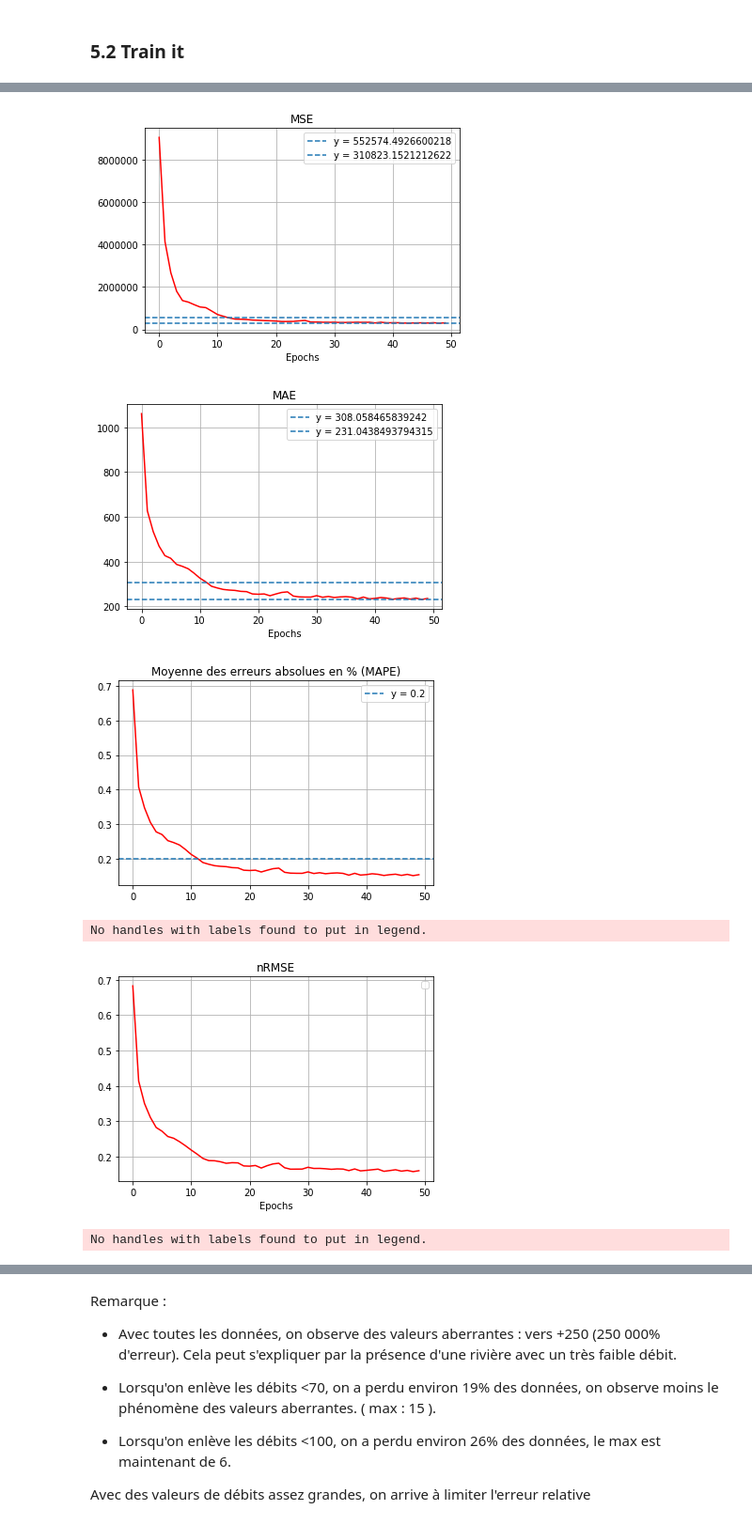
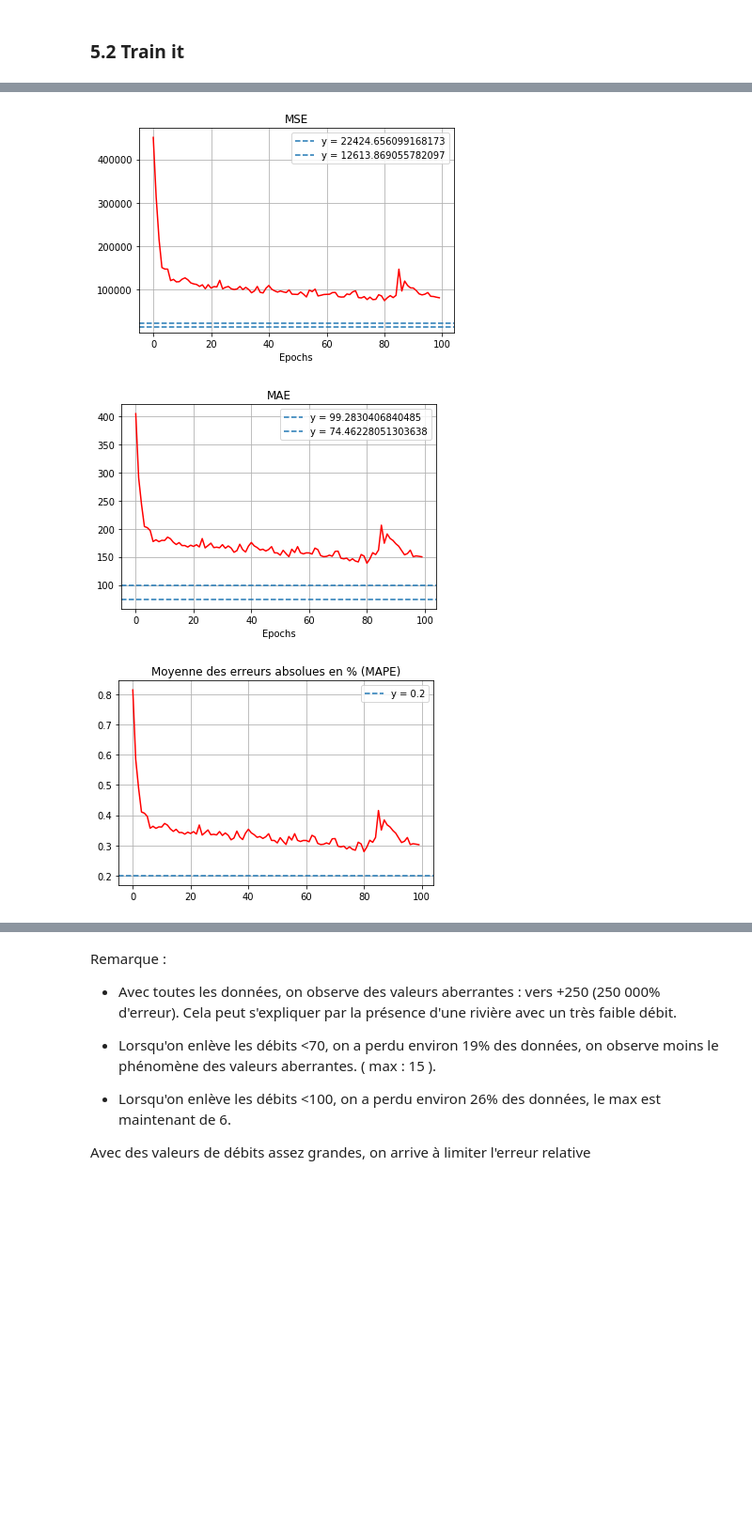
Before and after one commit to scastets/Projet4MA_Hydrologie, a Jupyter notebook: Notebooks/Apprentissage_ANN_HydroSwotV3.ipynb, the cells around one changed output, grey strips where cells are left out. Shown at 94% size. Drawn from its saved outputs; the diff is of its cells as text; code cells hidden in the pictures; blank space fills up the shorter version.

```diff
--- a/Notebooks/Apprentissage_ANN_HydroSwotV3.ipynb
+++ b/Notebooks/Apprentissage_ANN_HydroSwotV3.ipynb
@@ -60,5 +36,6 @@ Missing Data :  0 Shape is :  (16603, 41)
 ### 3.1 Suppresion des débits <100
 # %%
 data_river = data_river.loc[data_river['Q']>100]
-data_river.head()
+data_river.reset_index(inplace=True,drop=True)
+print("New data shape : ", data_river.shape)
 # %% [output]
@@ -451,7 +254,7 @@ def get_model_v1(shape,n_layers,n_neurons):
     model.add(keras.layers.Dense(1, name='Output'))
     model.compile(optimizer = 'adam',
                   loss      = 'mae',
-                  metrics   = ['mae', 'mse',nRMSE,NSE,KGE,R2] )
+                  metrics   = ['mae', 'mse'] )
     return model
 # %% [markdown]
 ## Step 5 - Train the model
@@ -468,2 +262,7 @@ NameError: name 'data' is not defined
 # %% [markdown]
 ### 5.2 Train it
+# %%
+shape = 3
+n_layers = 64
+n_neurons = 64
+model=get_model_v1((shape,),n_layers,n_neurons)
@@ -472,13 +295,13 @@ NameError: name 'data' is not defined
 # - data_LQ & river_LQ
 # - data_HQ & river_HQ
 # - data_VHQ & river_VHQ
-x_train, y_train , x_test, y_test = shuffle_river(data_HQ,river_HQ)
+x_train, y_train , x_test, y_test = shuffle_river(data_LQ,river_LQ)
 x_train, y_train , x_test, y_test = normalization(x_train,y_train,x_test,y_test)
-ep = 50
+ep = 100
 history = model.fit(x_train,
                     y_train,
-                    epochs          = ep,
-                    batch_size = 50,
-                    verbose         = 0,
+                    epochs        = ep,
+                    batch_size = 100,
+                    verbose         = 1,
                     validation_data = (x_test, y_test))
 # %% [output]
@@ -531,60 +346,29 @@ Fin du training :
 # %%
 plt.plot(df['mean_squared_error'],'r')
 plt.title('MSE')
 plt.xlabel('Epochs')
 plt.axhline(np.mean(y_train**2)*0.04,ls='--',label='y = ' + str(0.04*np.mean(y_train**2)))
 plt.axhline(np.mean(y_train**2)*0.15**2,ls='--',label='y = ' + str(0.15**2*np.mean(y_train**2)))
 plt.legend()
 plt.grid()
 plt.show()
 
 plt.plot(df['mean_absolute_error'],'r')
 plt.title('MAE')
 plt.xlabel('Epochs')
 plt.axhline(0.2*np.mean(y_train),ls='--',label='y = ' +str(0.2*np.mean(y_train)))
 plt.axhline(0.15*np.mean(y_train),ls='--',label='y = ' +str(0.15*np.mean(y_train)))
 plt.legend()
 plt.grid()
 plt.show()
 
 plt.plot(df['mean_absolute_error']/np.mean(y_train),'r') # MAPE
 plt.axhline(0.20,ls='--',label='y = 0.2')
 plt.grid()
 plt.title('Moyenne des erreurs absolues en % (MAPE)')
 plt.legend()
 plt.show()
-
-plt.plot(df['nRMSE'],'r')
-plt.title('nRMSE')
-plt.xlabel('Epochs')
-plt.legend()
-plt.grid()
-plt.show()
-
-plt.plot(df['NSE'],'r')
-plt.title('NSE')
-plt.xlabel('Epochs')
-plt.legend()
-plt.grid()
-plt.show()
-
-plt.plot(df['KGE'],'r')
-plt.title('KGE')
-plt.xlabel('Epochs')
-plt.legend()
-plt.grid()
-plt.show()
-
-plt.plot(df['R2'],'r')
-plt.title('R2')
-plt.xlabel('Epochs')
-plt.legend()
-plt.grid()
-plt.show()
 # %% [output]
-[figure, old version]
+[figure, new version]
-[figure, old version]
+[figure, new version]
-[figure, old version]
+[figure, new version]
-No handles with labels found to put in legend.
-[figure, removed]
-No handles with labels found to put in legend.
```
Also changed, not shown: parts of 40 cells of this notebook.
